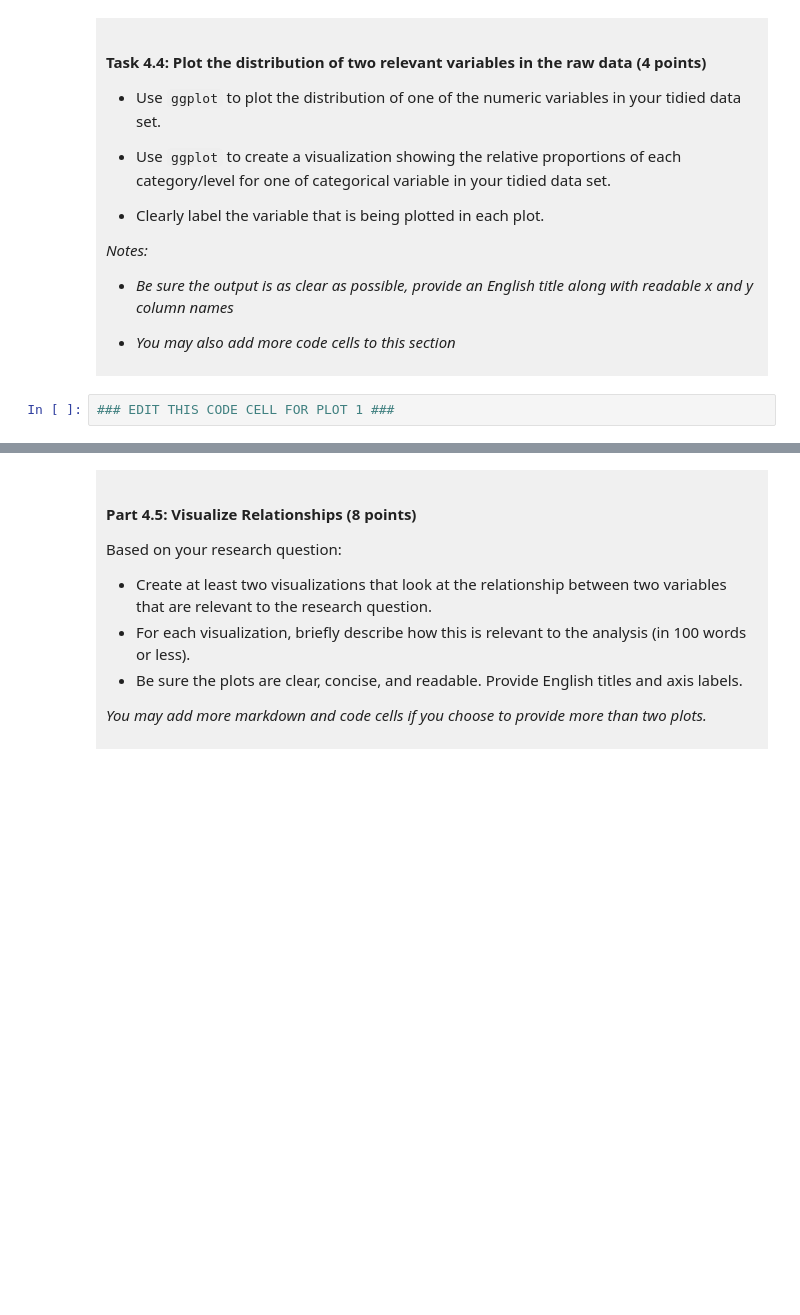
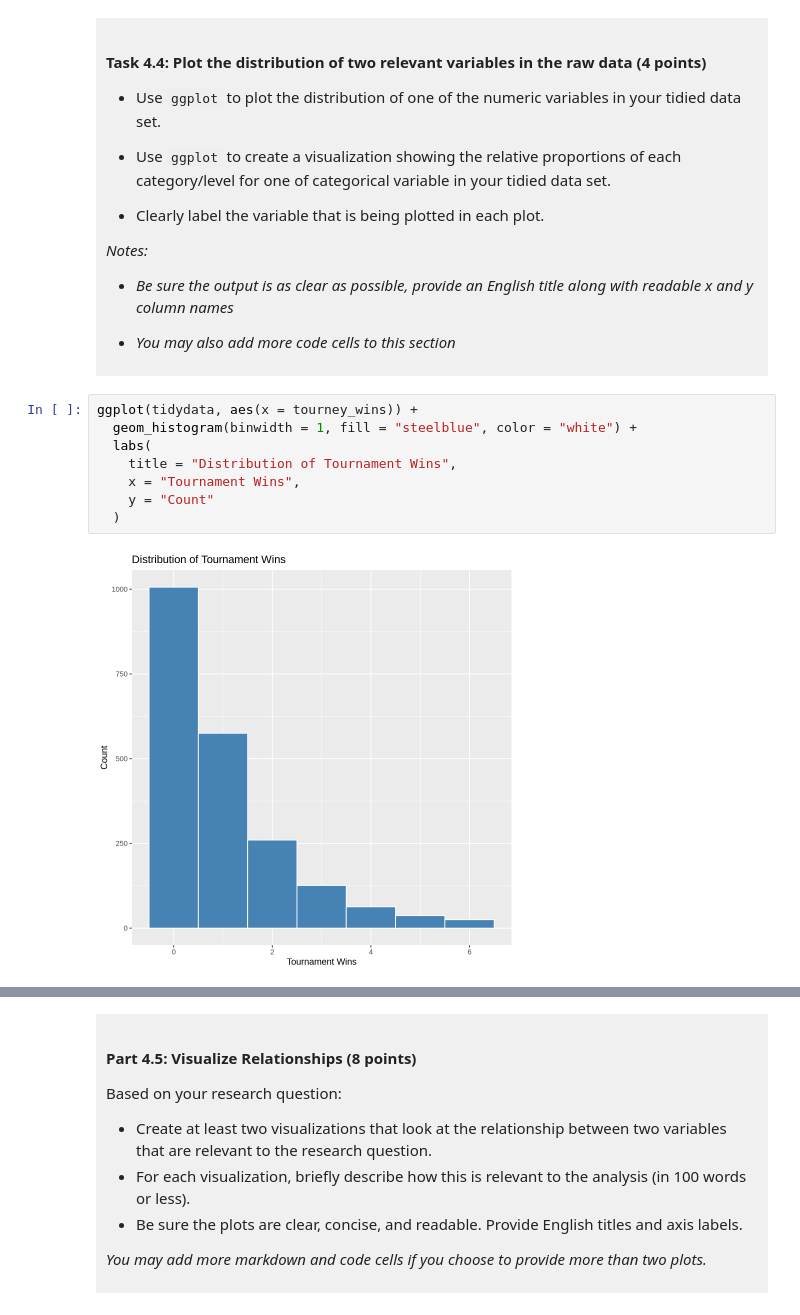
Before and after one commit to jlee2016/dsci-100-project-jonah, a Jupyter notebook: dsci-100-project-notebook.ipynb, the cells around one changed output, grey strips where cells are left out. Saved outputs shown, nothing was run; the diff lists cells and outputs as text; blank space fills up the shorter version.

```diff
--- a/dsci-100-project-notebook.ipynb
+++ b/dsci-100-project-notebook.ipynb
@@ -303,5 +326,13 @@ In this section, you will explore the data and summarize some relationships. </d
 
 </div>
 # %%
-### EDIT THIS CODE CELL FOR PLOT 1 ###
+ggplot(tidydata, aes(x = tourney_wins)) +
+  geom_histogram(binwidth = 1, fill = "steelblue", color = "white") +
+  labs(
+    title = "Distribution of Tournament Wins",
+    x = "Tournament Wins",
+    y = "Count"
+  )
+# %% [output]
+[figure, added]
 # %%
```
Also changed, not shown: parts of 9 cells of this notebook.
